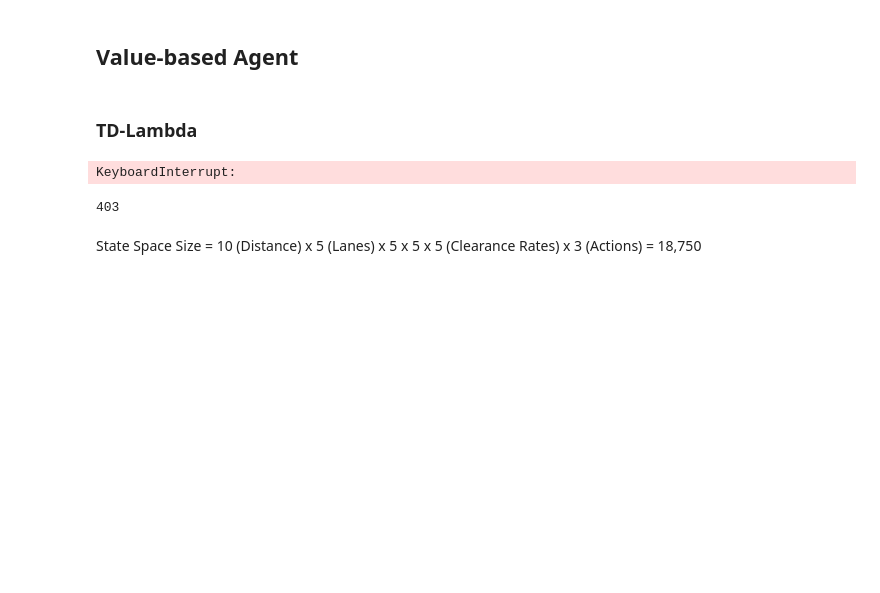
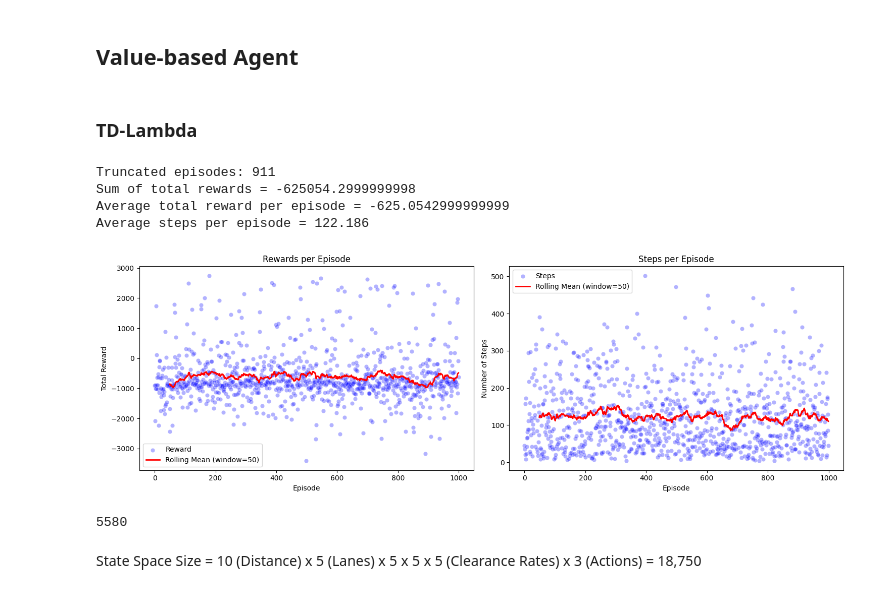
Before and after one commit to danieljames96/LaneSwitchRL-Simulation, a Jupyter notebook: notebooks/task2.ipynb, the cells around one changed output. Saved outputs shown, nothing was run; the diff lists cells and outputs as text; code cells hidden in the pictures; blank space fills up the shorter version.

```diff
--- a/notebooks/task2.ipynb
+++ b/notebooks/task2.ipynb
@@ -150,25 +168,29 @@ Average timesteps to termination for Same Lane Agent 5: 388.488
 # %%
 # Create the environment
 env = CustomTrafficEnvironment(max_time_steps=10000, logging_enabled=False)
 
-td_lambda = TemporalDifference(env, oiv = 0.1, alpha=0.1, epsilon=0.1, lambd=0.6, gamma=0.95)
-total_reward_list, total_steps_list = td_lambda.train(num_episodes = 500, on_policy = True, save_model = False)
+td_lambda = TemporalDifference(env, oiv = 0.1, alpha=0.01, epsilon=1.0, lambd=0, gamma=0.95, epsilon_decay=0.999, epsilon_min=0.1)
+total_reward_list, total_steps_list = td_lambda.train(num_episodes = 1000, on_policy = False, save_model = False)
 total_rew = sum(total_reward_list)
 avg_rew = np.mean(total_reward_list)
 avg_steps = np.mean(total_steps_list)
 
 print(f'Sum of total rewards = {total_rew}')
 print(f'Average total reward per episode = {avg_rew}')
 print(f'Average steps per episode = {avg_steps}')
 
 # plot training metrics
 td_lambda.plot_training_metrics(window_size=50)
 plt.show()
 # %% [output]
-KeyboardInterrupt:
+Truncated episodes: 911
+Sum of total rewards = -625054.2999999998
+Average total reward per episode = -625.0542999999999
+Average steps per episode = 122.186
+[figure, added]
 # %%
 print(len(td_lambda.Q))
 # %% [output]
-403
+5580
 # %% [markdown]
  State Space Size = 10 (Distance) x 5 (Lanes) x 5 x 5 x 5 (Clearance Rates) x 3 (Actions) = 18,750
```
Also changed, not shown: parts of 11 cells of this notebook, 6 other files.
